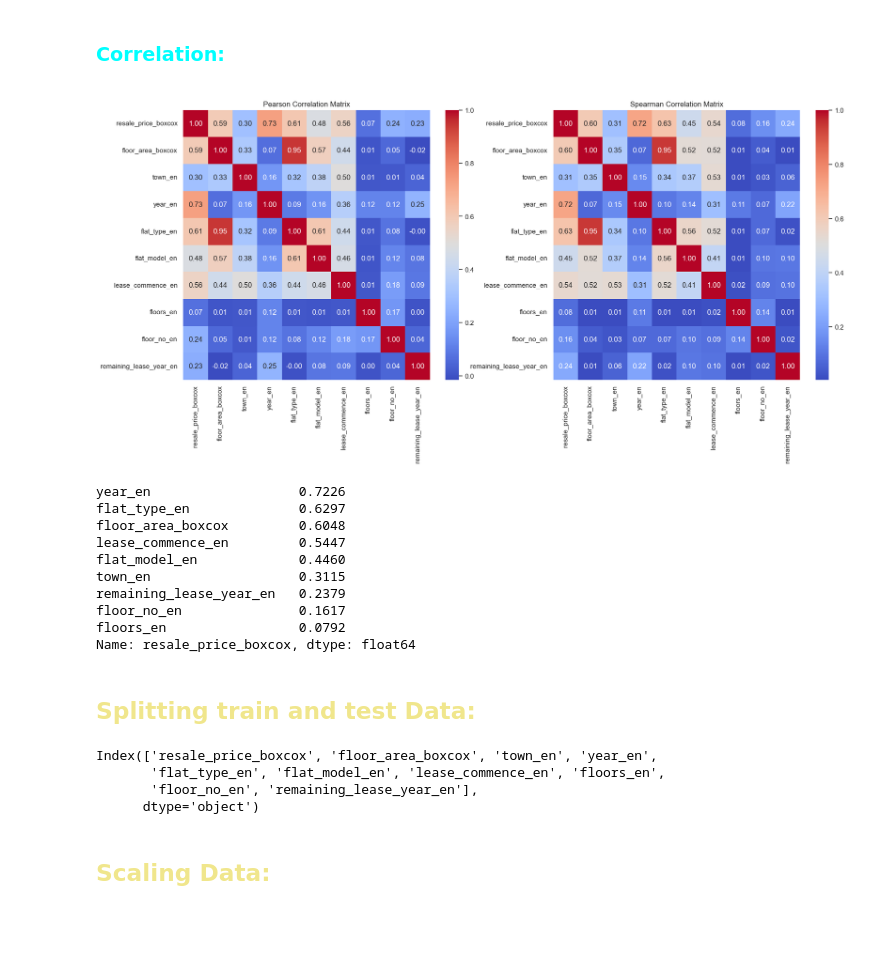
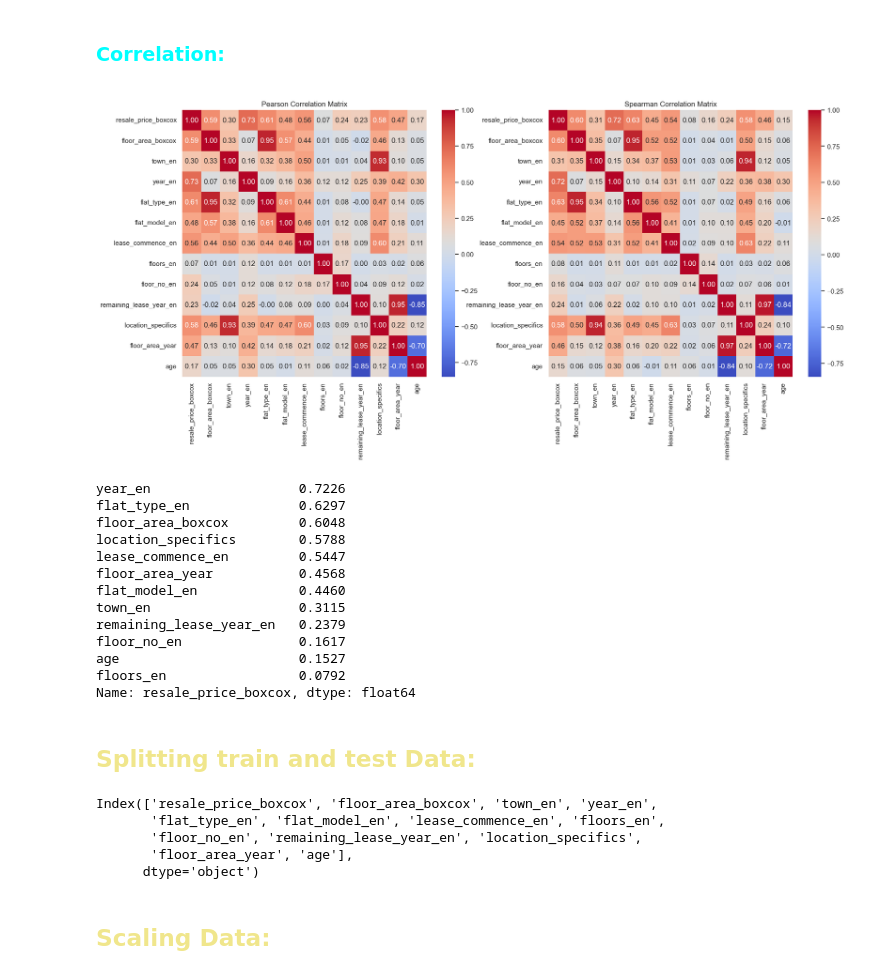
Before and after one commit to paranoid-nittix/Singapore-Resale-Flat-Prices-Predicting, a Jupyter notebook: preparing_for_modeling.ipynb, the cells around one changed output. Drawn from its saved outputs; the diff is of its cells as text; code cells hidden in the pictures; blank space fills up the shorter version.

```diff
--- a/preparing_for_modeling.ipynb
+++ b/preparing_for_modeling.ipynb
@@ -236,7 +216,7 @@ df1.sample(3)
 # %% [markdown]
 ### <p Style="color:Aqua;"> Dropping Categorical Features & Unnecessary:
 # %%
-df1 = df1.drop(columns=['month', 'town', 'flat_type', 'floor_area_sqm', 'flat_model',
+df2 = df1.drop(columns=['month', 'town', 'flat_type', 'floor_area_sqm', 'flat_model',
        'lease_commence_date', 'resale_price', 'floors', 'floor_no', 'year',
-       'full_address', 'price_per_sqm', 'remaining_lease_year',],axis=1)
+       'full_address', 'price_per_sqm', 'remaining_lease_year',],axis=1).copy()
 # %%
@@ -248,44 +228,52 @@ Index(['resale_price_boxcox', 'floor_area_boxcox', 'town_en', 'year_en',
       dtype='object')
 # %% [markdown]
 ### <p Style="color:Aqua;"> Correlation:
+# %%
+df2['location_specifics'] = df2['resale_price_boxcox'] *df2['town_en']
+df2['floor_area_year'] = df2['resale_price_boxcox'] *df2['remaining_lease_year_en']
+df2['age']=df2['year_en'] - df2['remaining_lease_year_en']
 # %%
-cor_col = df1.select_dtypes(include='number')
+cor_col = df2.select_dtypes(include='number')
 correlation_matrix_pear = cor_col.corr()
 plt.figure(figsize=(20,8))
 plt.subplot(1,2,1)
 sns.heatmap(correlation_matrix_pear,annot=True,fmt='.2f',cmap='coolwarm')
 plt.title('Pearson Correlation Matrix')
 
 
-cor_col = df1.select_dtypes(include='number')
+cor_col = df2.select_dtypes(include='number')
 correlation_matrix = cor_col.corr(method='spearman')
 plt.subplot(1,2,2)
 sns.heatmap(correlation_matrix,annot=True,fmt='.2f',cmap='coolwarm')
 plt.title('Spearman Correlation Matrix')
 plt.show()
 # %% [output]
-[figure, old version]
+[figure, new version]
 # %%
-target_corr = df1.select_dtypes(include='number').corr(method='spearman')['resale_price_boxcox'].abs().sort_values(ascending=False)[1:]
+target_corr = df2.select_dtypes(include='number').corr(method='spearman')['resale_price_boxcox'].abs().sort_values(ascending=False)[1:]
 target_corr
 # %% [output]
 year_en                   0.7226
 flat_type_en              0.6297
 floor_area_boxcox         0.6048
+location_specifics        0.5788
 lease_commence_en         0.5447
+floor_area_year           0.4568
 flat_model_en             0.4460
 town_en                   0.3115
 remaining_lease_year_en   0.2379
 floor_no_en               0.1617
+age                       0.1527
 floors_en                 0.0792
 Name: resale_price_boxcox, dtype: float64
 # %% [markdown]
 ## <span style="color:Khaki;"> Splitting train and test Data:</span>
 # %%
-df1.columns
+df2.columns
 # %% [output]
 Index(['resale_price_boxcox', 'floor_area_boxcox', 'town_en', 'year_en',
        'flat_type_en', 'flat_model_en', 'lease_commence_en', 'floors_en',
-       'floor_no_en', 'remaining_lease_year_en'],
+       'floor_no_en', 'remaining_lease_year_en', 'location_specifics',
+       'floor_area_year', 'age'],
       dtype='object')
 # %%
```
Also changed, not shown: parts of 33 cells of this notebook, 6 other files.
